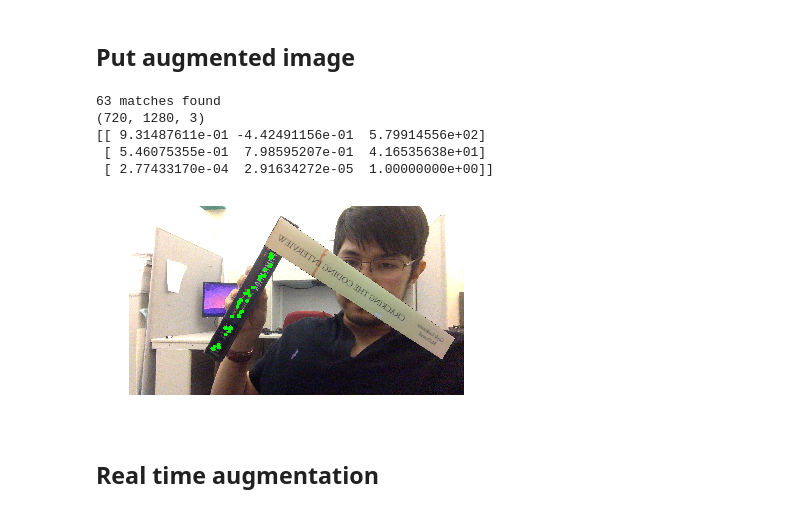
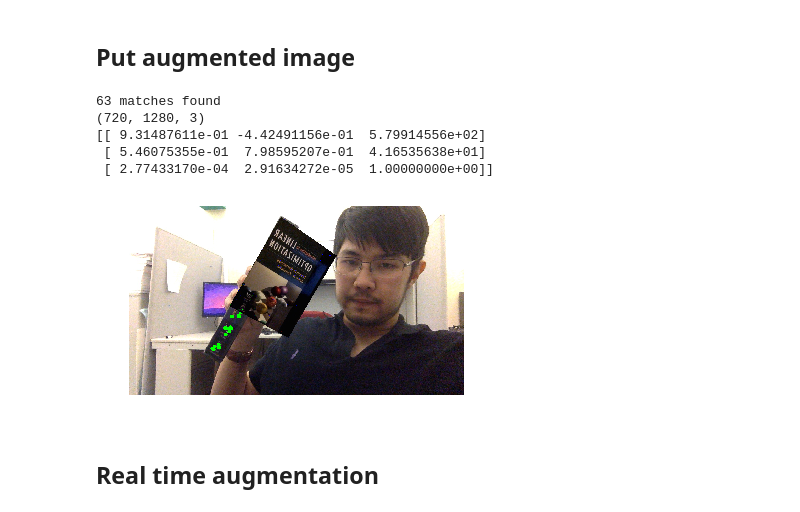
Before and after one commit to buenayerba/augmented-reality-for-book-spines, a Jupyter notebook: Feature_tracking.ipynb, the cells around one changed output. Saved outputs shown, nothing was run; the diff lists cells and outputs as text; code cells hidden in the pictures.

```diff
--- a/Feature_tracking.ipynb
+++ b/Feature_tracking.ipynb
@@ -48,7 +48,7 @@ cv2.waitKey(1) # extra waitKey sometimes needed to close camera window
 #### Extracting SIFT features from the book
 # %%
 # Import original image
-img = cv2.imread('book3.jpg')
+img = cv2.imread('spine5.jpg')
 imshow(img, "Original Image")
 
 # Convert the image to grayscale
@@ -70,7 +70,7 @@ imshow(image_with_keypoints, "SIFT Keypoints")
 sift = cv2.xfeatures2d.SIFT_create()
 
 # Import the query image and compute SIFT keypoints and descriptors
-query_img = cv2.imread('book3.jpg')
+query_img = cv2.imread('spine1.jpg')
 query_kp, query_des = sift.detectAndCompute(query_img,None)
 
 # FLANN parameters
@@ -139,7 +139,7 @@ cv2.waitKey(1) # extra waitKey sometimes needed to close camera window
 #### Extracting ORB (Oriented FAST and Rotated BRIEF) Features
 # %%
 # Import original image
-img = cv2.imread('book3.jpg')
+img = cv2.imread('spine5.jpg')
 imshow(img, "Original Image")
 
 # Convert the image to grayscale
@@ -473,7 +473,17 @@ imshow(scene_color)
 # %% [markdown]
 #### Real-time spine tracking using SIFT features
 # %%
-query_path = 'book3.jpg'
+query_path = 'spine1.jpg'
+
+
+# target_height = 600
+# query = cv2.imread(query_path, 0)
+# scaling_factor_q = 1.0*target_height/query.shape[0]
+# query = cv2.resize(query, None, fx = scaling_factor_q, fy = scaling_factor_q, interpolation = cv2.INTER_AREA)
+
+
+
+
 
 # SIFT keypoint detector
 sift = cv2.xfeatures2d.SIFT_create()
@@ -927,7 +937,7 @@ KeyboardInterrupt:
 scene_path = 'scene1.jpg'
 query_path = 'book3.jpg'
 
-AR_image_path = 'book7.jpg'
+AR_image_path = 'cover1.jpg'
 AR_image = cv2.imread(AR_image_path)
 
 scene = cv2.imread(scene_path, 0)
@@ -969,6 +979,7 @@ if len(good_matches) > 15:
 
     # Source points nad destnation points
     src_pts = np.float32([kp_query[m.queryIdx].pt for m in good_matches]).reshape(-1, 1, 2)
+
     dst_pts = np.float32([kp_scene[m.trainIdx].pt for m in good_matches]).reshape(-1, 1, 2)
 
     for pt in dst_pts:
@@ -979,34 +990,39 @@ if len(good_matches) > 15:
     # compute Homography
     M, mask = cv2.findHomography(src_pts, dst_pts, cv2.RANSAC, 5.0)
 
+    #---------------------------------------------------------------------------
     rows,cols = scene.shape[:2]
     dst = cv2.warpPerspective(AR_image, M, (cols, rows));
 
     print dst.shape
     print M
 
     img_out = scene_color.copy()
     img_out[np.nonzero(dst)] = dst[np.nonzero(dst)]
+    #---------------------------------------------------------------------------
+
+
 
 
 #     # Draw a rectangle that marks the found model in the frame
 #     h, w = query.shape
 #     pts = np.float32([[0, 0], [0, h - 1], [w - 1, h - 1], [w - 1, 0]]).reshape(-1, 1, 2)
 #     # project corners into frame
 
 #     dst = cv2.perspectiveTransform(pts, M)
+#     print dst
 
 #     # Draw lines
 #     cv2.polylines(scene_color, [np.int32(dst)], True, (0, 255, 255), 3, cv2.LINE_AA)
 
 imshow(img_out)
 # %% [output]
 63 matches found
 (720, 1280, 3)
 [[ 9.31487611e-01 -4.42491156e-01  5.79914556e+02]
  [ 5.46075355e-01  7.98595207e-01  4.16535638e+01]
  [ 2.77433170e-04  2.91634272e-05  1.00000000e+00]]
-[figure, old version]
+[figure, new version]
 # %% [markdown]
 ## Real time augmentation
 # %%
```
Also changed, not shown: parts of 4 cells of this notebook, 11 other files.
